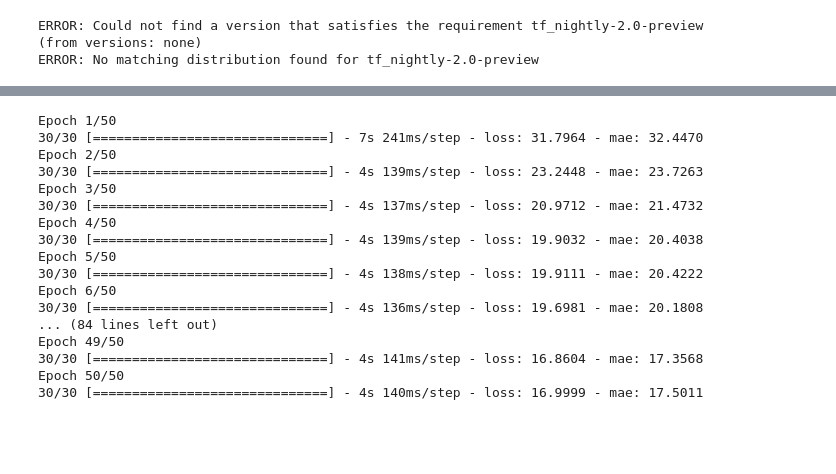
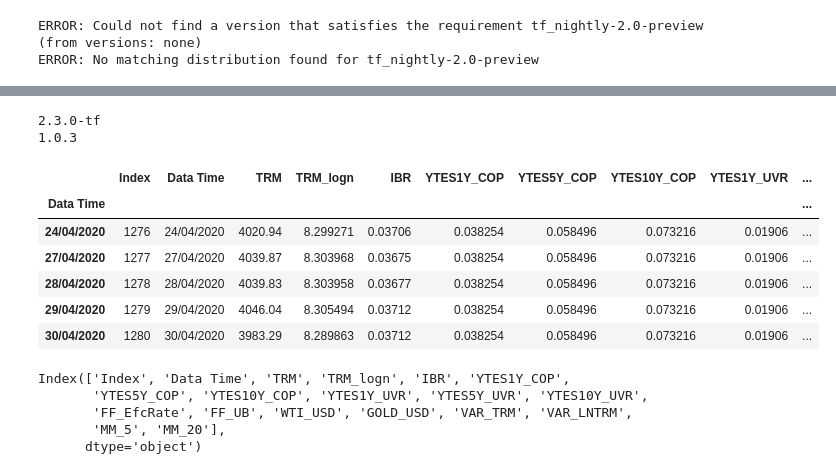
Before and after one commit to lizmosquera/InteligenciaComputacional, a Jupyter notebook: intento1.ipynb, the cells around one changed output, grey strips where cells are left out. Cells and saved outputs as stored; diff of their text form; code cells hidden in the pictures; blank space fills up the shorter version.

```diff
--- a/intento1.ipynb
+++ b/intento1.ipynb
@@ -147,24 +12,0 @@ _________________________________________________________________
-# %%
-optimizer = tf.keras.optimizers.SGD(lr=1e-5, momentum=0.9)
-model.compile(loss=tf.keras.losses.Huber(),
-              optimizer=optimizer,
-              metrics=["mae"])
-history = model.fit(train_set,epochs=50)
-# %% [output]
-Epoch 1/50
-30/30 [==============================] - 7s 241ms/step - loss: 31.7964 - mae: 32.4470
-Epoch 2/50
-30/30 [==============================] - 4s 139ms/step - loss: 23.2448 - mae: 23.7263
-Epoch 3/50
-30/30 [==============================] - 4s 137ms/step - loss: 20.9712 - mae: 21.4732
-Epoch 4/50
-30/30 [==============================] - 4s 139ms/step - loss: 19.9032 - mae: 20.4038
-Epoch 5/50
-30/30 [==============================] - 4s 138ms/step - loss: 19.9111 - mae: 20.4222
-Epoch 6/50
-30/30 [==============================] - 4s 136ms/step - loss: 19.6981 - mae: 20.1808
-... (84 lines left out)
-Epoch 49/50
-30/30 [==============================] - 4s 141ms/step - loss: 16.8604 - mae: 17.3568
-Epoch 50/50
-30/30 [==============================] - 4s 140ms/step - loss: 16.9999 - mae: 17.5011
@@ -170,0 +27,31 @@ Epoch 50/50
+# %%
+from tensorflow.keras.models import Sequential
+from tensorflow.keras.layers import Input, Dense, GRU, Embedding
+from tensorflow.keras.optimizers import RMSprop
+from tensorflow.keras.callbacks import EarlyStopping, ModelCheckpoint, TensorBoard, ReduceLROnPlateau
+from tensorflow.keras.backend import square, mean
+print (tf.keras.__version__)
+print (pd.__version__)
+# %% [output]
+2.3.0-tf
+1.0.3
+# %%
+df = pd.read_csv('Datos_TRM.csv')
+df.index = df['Data Time']
+df.tail(5)
+# %% [output]
+|  | Index | Data Time | TRM | TRM_logn | IBR | YTES1Y_COP | YTES5Y_COP | YTES10Y_COP | YTES1Y_UVR | ... |
+| Data Time |  |  |  |  |  |  |  |  |  | ... |
+| 24/04/2020 | 1276 | 24/04/2020 | 4020.94 | 8.299271 | 0.03706 | 0.038254 | 0.058496 | 0.073216 | 0.01906 | ... |
+| 27/04/2020 | 1277 | 27/04/2020 | 4039.87 | 8.303968 | 0.03675 | 0.038254 | 0.058496 | 0.073216 | 0.01906 | ... |
+| 28/04/2020 | 1278 | 28/04/2020 | 4039.83 | 8.303958 | 0.03677 | 0.038254 | 0.058496 | 0.073216 | 0.01906 | ... |
+| 29/04/2020 | 1279 | 29/04/2020 | 4046.04 | 8.305494 | 0.03712 | 0.038254 | 0.058496 | 0.073216 | 0.01906 | ... |
+| 30/04/2020 | 1280 | 30/04/2020 | 3983.29 | 8.289863 | 0.03712 | 0.038254 | 0.058496 | 0.073216 | 0.01906 | ... |
+# %%
+df.columns
+# %% [output]
+Index(['Index', 'Data Time', 'TRM', 'TRM_logn', 'IBR', 'YTES1Y_COP',
+       'YTES5Y_COP', 'YTES10Y_COP', 'YTES1Y_UVR', 'YTES5Y_UVR', 'YTES10Y_UVR',
+       'FF_EfcRate', 'FF_UB', 'WTI_USD', 'GOLD_USD', 'VAR_TRM', 'VAR_LNTRM',
+       'MM_5', 'MM_20'],
+      dtype='object')
```
Also changed, not shown: parts of 57 cells of this notebook.
